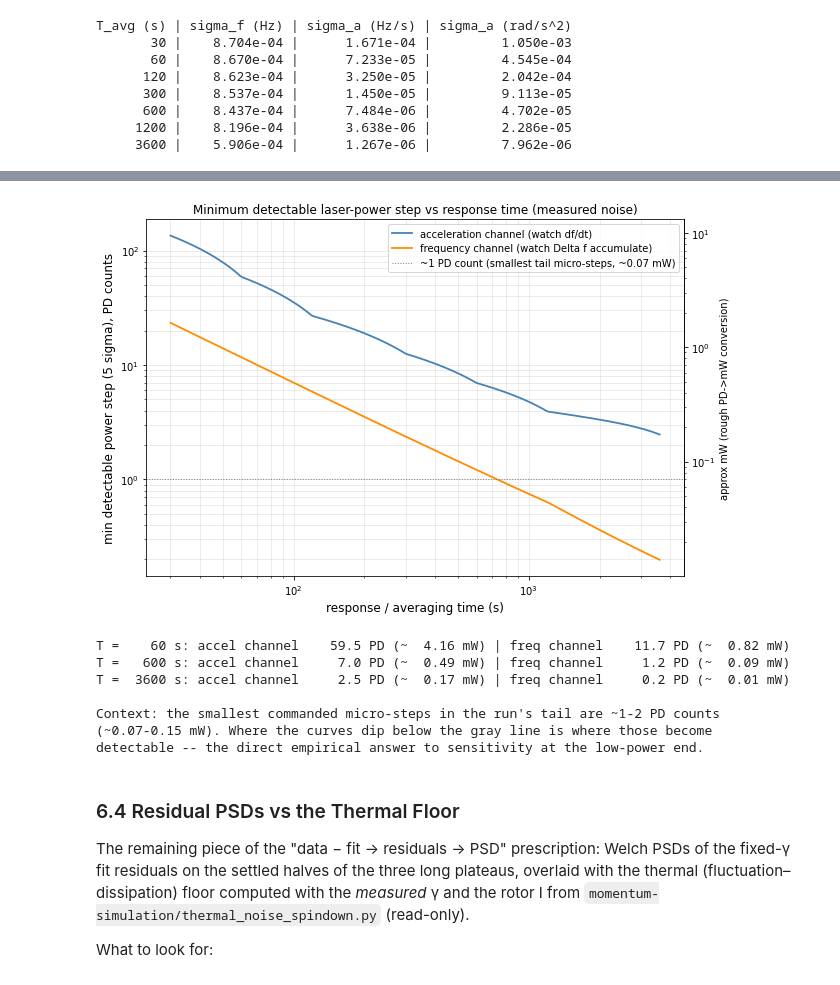
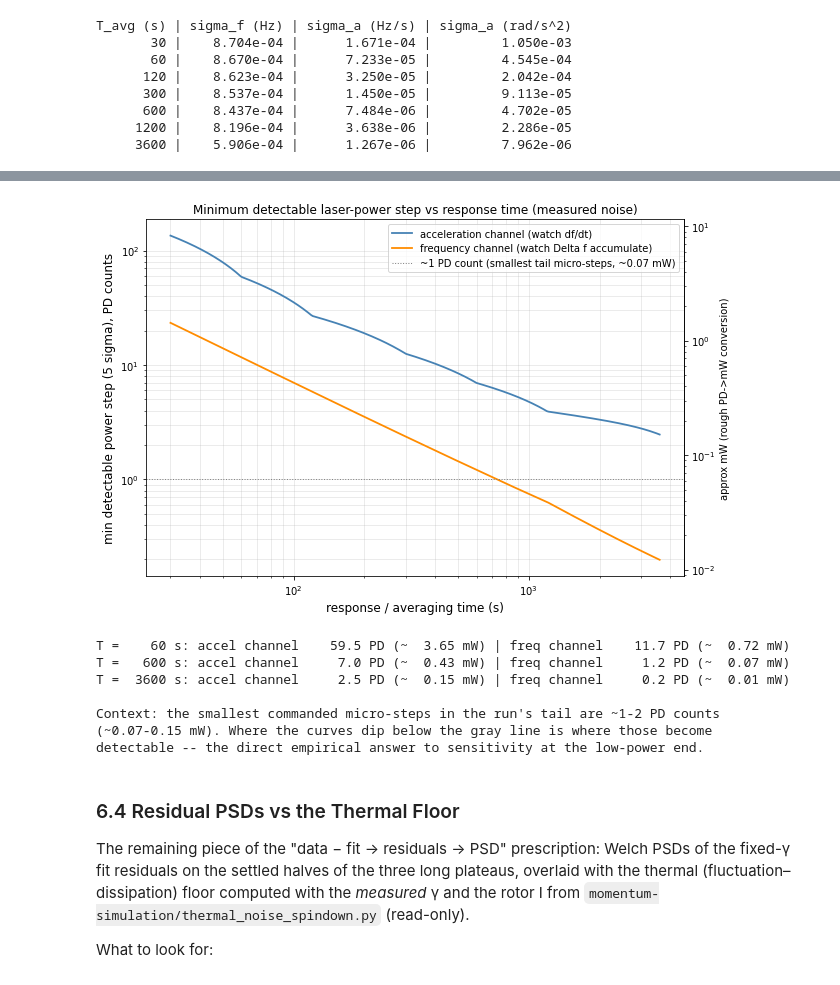
Before and after one commit to Moore-Lab/Decay-Sail, a Jupyter notebook: analysis/laser_stepdown_settling.ipynb, the cells around one changed output, grey strips where cells are left out. Drawn from its saved outputs; the diff is of its cells as text; code cells hidden in the pictures.

```diff
--- a/analysis/laser_stepdown_settling.ipynb
+++ b/analysis/laser_stepdown_settling.ipynb
@@ -709,7 +718,8 @@ nothing to detect. T_detect is bounded below by the shortest averaging time prob
 KAPPA_PD = 7.3545e-16    # N*m per PD count -- from laser_stepdown_forward_model.ipynb
                           # global fit; update here if that notebook is re-run
 I_TOTAL_KGM2 = 1.88e-11   # kg m^2 -- momentum-simulation/thermal_noise_spindown.py (read-only)
-PD_PER_MW = 14.3          # rough PD counts per mW (log mW values are approximate)
+PD_PER_MW = 16.3          # measured 2026-07-20 (pd_calibration.ipynb): anchor value;
+                           # PD has +/-12-count etalon wiggle, worst at 1500-1800 counts
 
 # Initial response to a power step dPD: df/dt = KAPPA_PD*dPD/(2*pi*I)  [Hz/s]
 acc_per_pd = KAPPA_PD / (2 * np.pi * I_TOTAL_KGM2)
@@ -717,37 +727,37 @@ acc_per_pd = KAPPA_PD / (2 * np.pi * I_TOTAL_KGM2)
 dpd_min_accel = NSIG * sa_fine / (acc_per_pd * np.exp(-GAMMA_FREE * T_fine))
 dpd_min_freq  = NSIG * sf_fine * GAMMA_FREE / (acc_per_pd * (1 - np.exp(-GAMMA_FREE * T_fine)))
 
 fig, ax = plt.subplots(figsize=(9, 6))
 ax.loglog(T_fine, dpd_min_accel, lw=1.8, color='steelblue',
           label='acceleration channel (watch df/dt)')
 ax.loglog(T_fine, dpd_min_freq, lw=1.8, color='darkorange',
           label='frequency channel (watch Delta f accumulate)')
 ax.axhline(1.0, color='gray', ls=':', lw=1,
            label='~1 PD count (smallest tail micro-steps, ~0.07 mW)')
 ax.set_xlabel('response / averaging time (s)', fontsize=12)
 ax.set_ylabel(f'min detectable power step ({NSIG:.0f} sigma), PD counts', fontsize=12)
 secax = ax.secondary_yaxis('right', functions=(lambda x: x / PD_PER_MW,
                                                 lambda x: x * PD_PER_MW))
 secax.set_ylabel('approx mW (rough PD->mW conversion)', fontsize=10)
 ax.set_title('Minimum detectable laser-power step vs response time (measured noise)')
 ax.legend(fontsize=10)
 ax.grid(True, which='both', alpha=0.3)
 plt.tight_layout()
 plt.show()
 
 for T_ref in (60, 600, 3600):
     j = np.argmin(np.abs(T_fine - T_ref))
     print(f"T = {T_ref:>5.0f} s: accel channel {dpd_min_accel[j]:7.1f} PD (~{dpd_min_accel[j]/PD_PER_MW:6.2f} mW) | "
           f"freq channel {dpd_min_freq[j]:7.1f} PD (~{dpd_min_freq[j]/PD_PER_MW:6.2f} mW)")
 
 print("\nContext: the smallest commanded micro-steps in the run's tail are ~1-2 PD counts")
 print("(~0.07-0.15 mW). Where the curves dip below the gray line is where those become")
 print("detectable -- the direct empirical answer to sensitivity at the low-power end.")
 # %% [output]
-[figure, old version]
+[figure, new version]
-T =    60 s: accel channel    59.5 PD (~  4.16 mW) | freq channel    11.7 PD (~  0.82 mW)
-T =   600 s: accel channel     7.0 PD (~  0.49 mW) | freq channel     1.2 PD (~  0.09 mW)
-T =  3600 s: accel channel     2.5 PD (~  0.17 mW) | freq channel     0.2 PD (~  0.01 mW)
+T =    60 s: accel channel    59.5 PD (~  3.65 mW) | freq channel    11.7 PD (~  0.72 mW)
+T =   600 s: accel channel     7.0 PD (~  0.43 mW) | freq channel     1.2 PD (~  0.07 mW)
+T =  3600 s: accel channel     2.5 PD (~  0.15 mW) | freq channel     0.2 PD (~  0.01 mW)
 
 Context: the smallest commanded micro-steps in the run's tail are ~1-2 PD counts
 (~0.07-0.15 mW). Where the curves dip below the gray line is where those become
```
Also changed, not shown: parts of 8 cells of this notebook, 3 other files.
